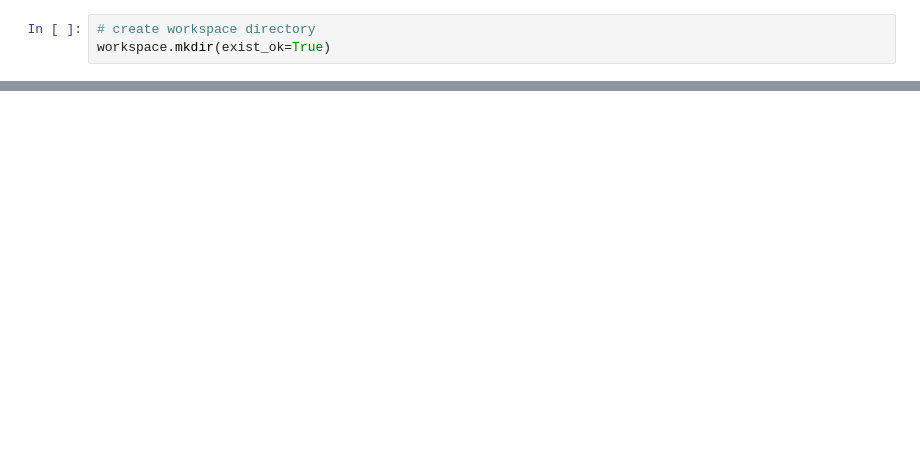
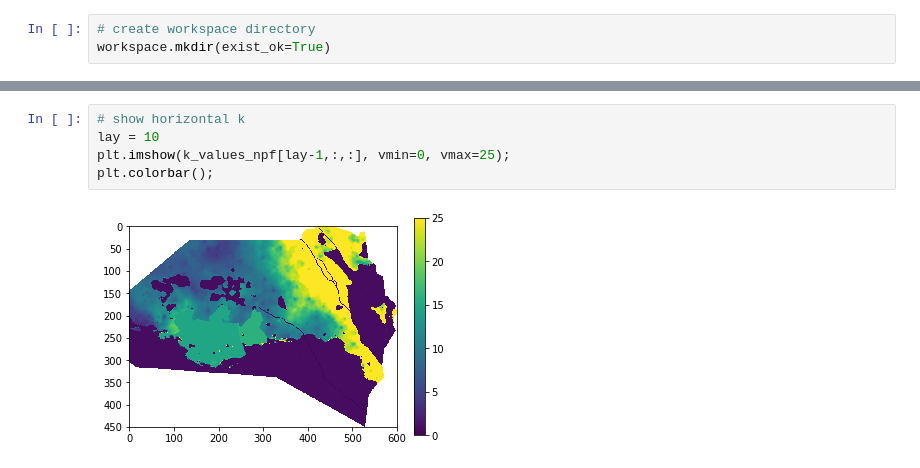
Before and after one commit to tomvansteijn/mf6brabant, a Jupyter notebook: notebooks/NPF.ipynb, the cells around one changed output, grey strips where cells are left out. Drawn from its saved outputs; the diff is of its cells as text; blank space fills up the shorter version.

```diff
--- a/notebooks/NPF.ipynb
+++ b/notebooks/NPF.ipynb
@@ -177,0 +232,7 @@ dis.write_file(check=False)
+# %%
+# show horizontal k
+lay = 10
+plt.imshow(k_values_npf[lay-1,:,:], vmin=0, vmax=25);
+plt.colorbar();
+# %% [output]
+[figure, added]
```
Also changed, not shown: parts of 14 cells of this notebook.
